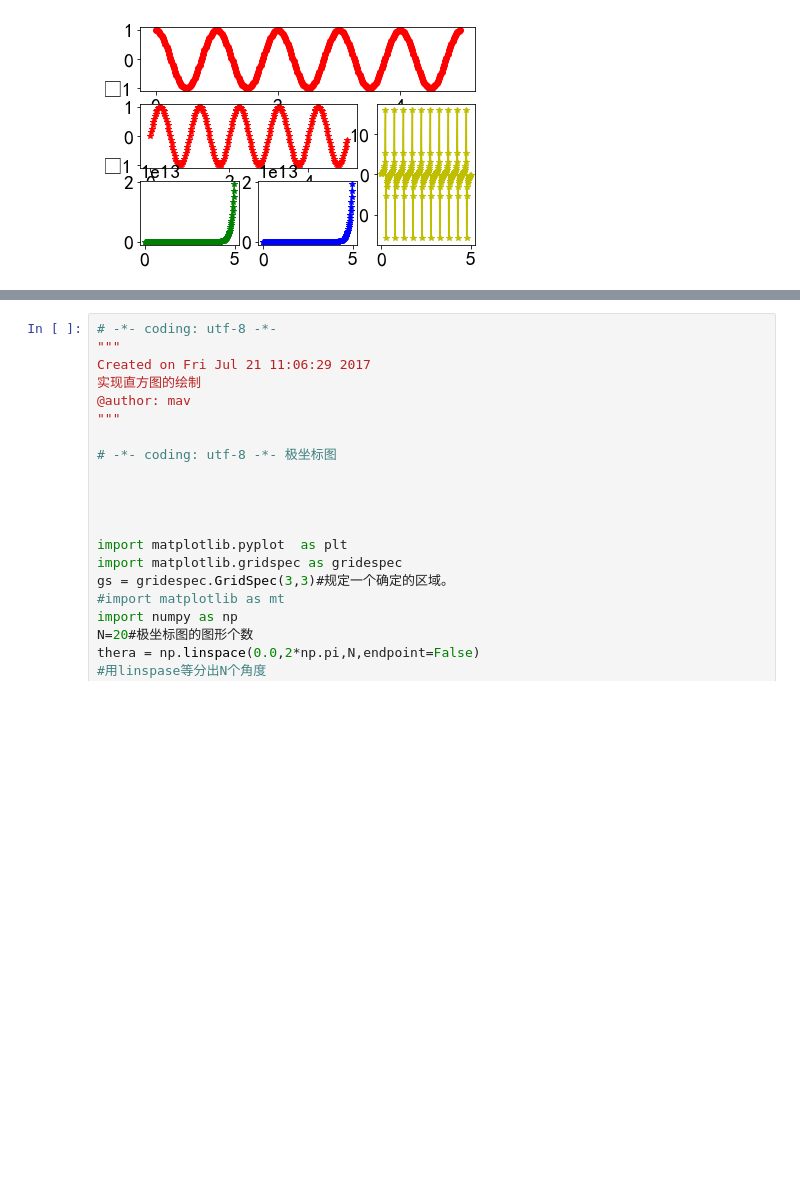
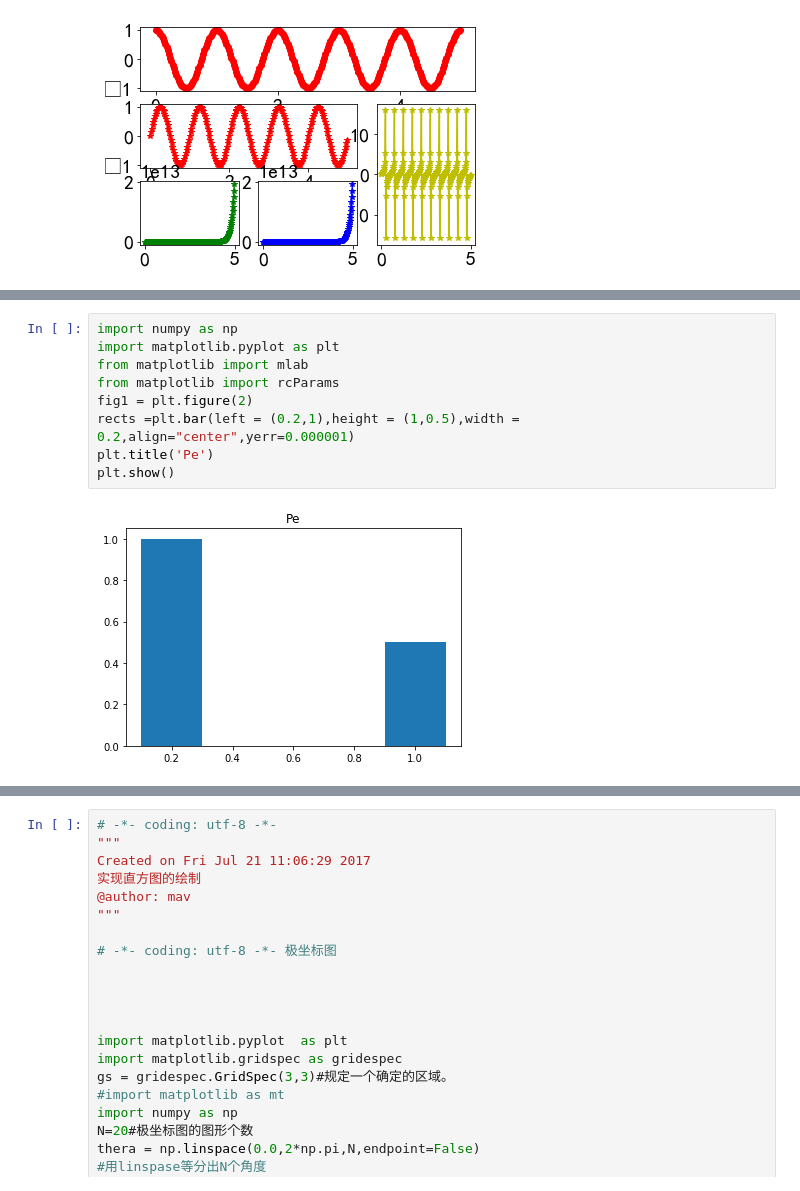
Before and after one commit to dgwy2018/bianchengke2018, a Jupyter notebook: 第二周matplotlib.ipynb, the cells around one changed output, grey strips where cells are left out. Drawn from its saved outputs; the diff is of its cells as text; blank space fills up the shorter version.

```diff
--- a/第二周matplotlib.ipynb
+++ b/第二周matplotlib.ipynb
@@ -311,0 +314,11 @@ plt.show()
+# %%
+import numpy as np
+import matplotlib.pyplot as plt
+from matplotlib import mlab
+from matplotlib import rcParams
+fig1 = plt.figure(2)
+rects =plt.bar(left = (0.2,1),height = (1,0.5),width = 0.2,align="center",yerr=0.000001)
+plt.title('Pe')
+plt.show()
+# %% [output]
+[figure, added]
```
Also changed, not shown: parts of 8 cells of this notebook, 2 other files.
